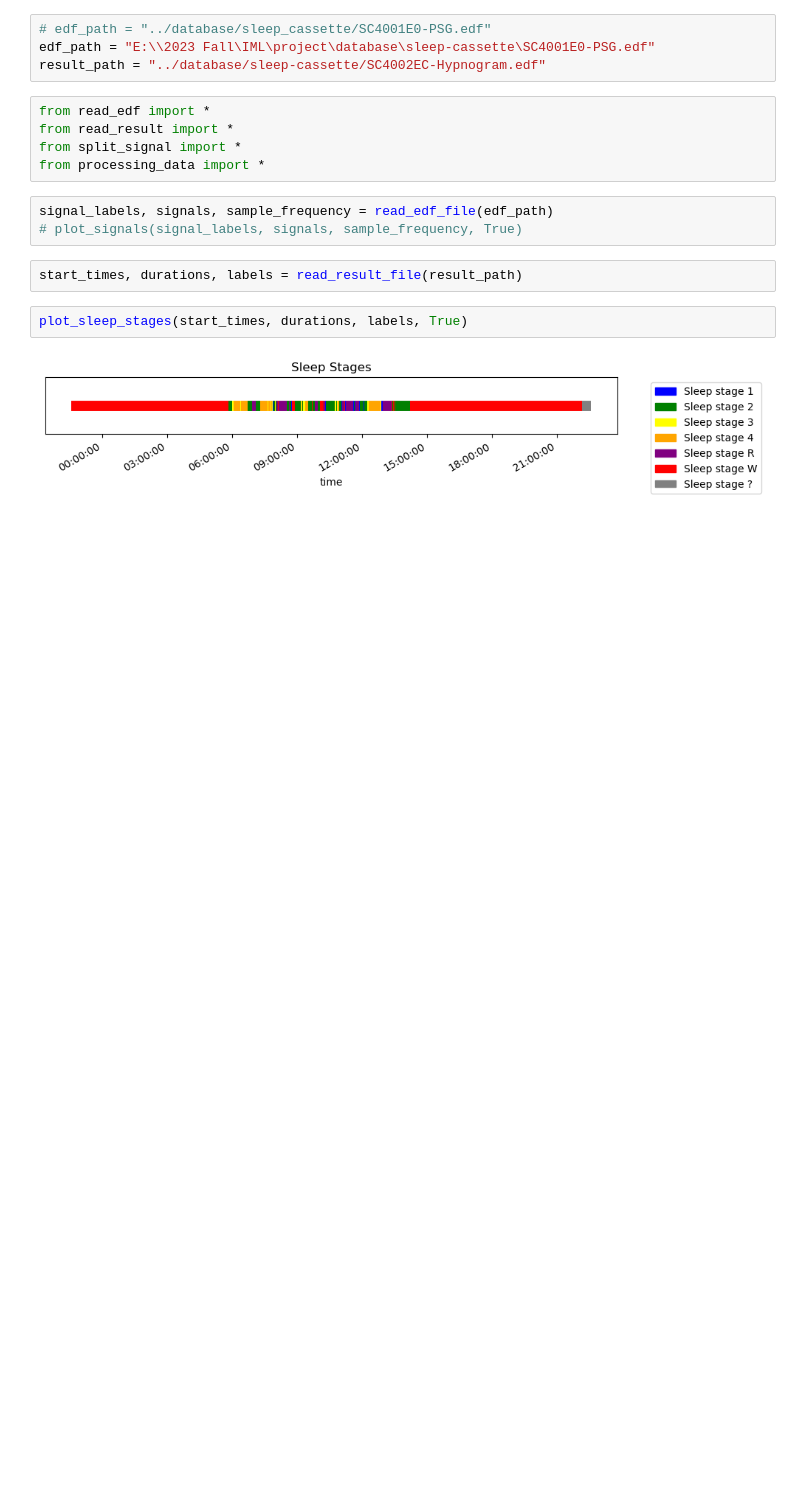
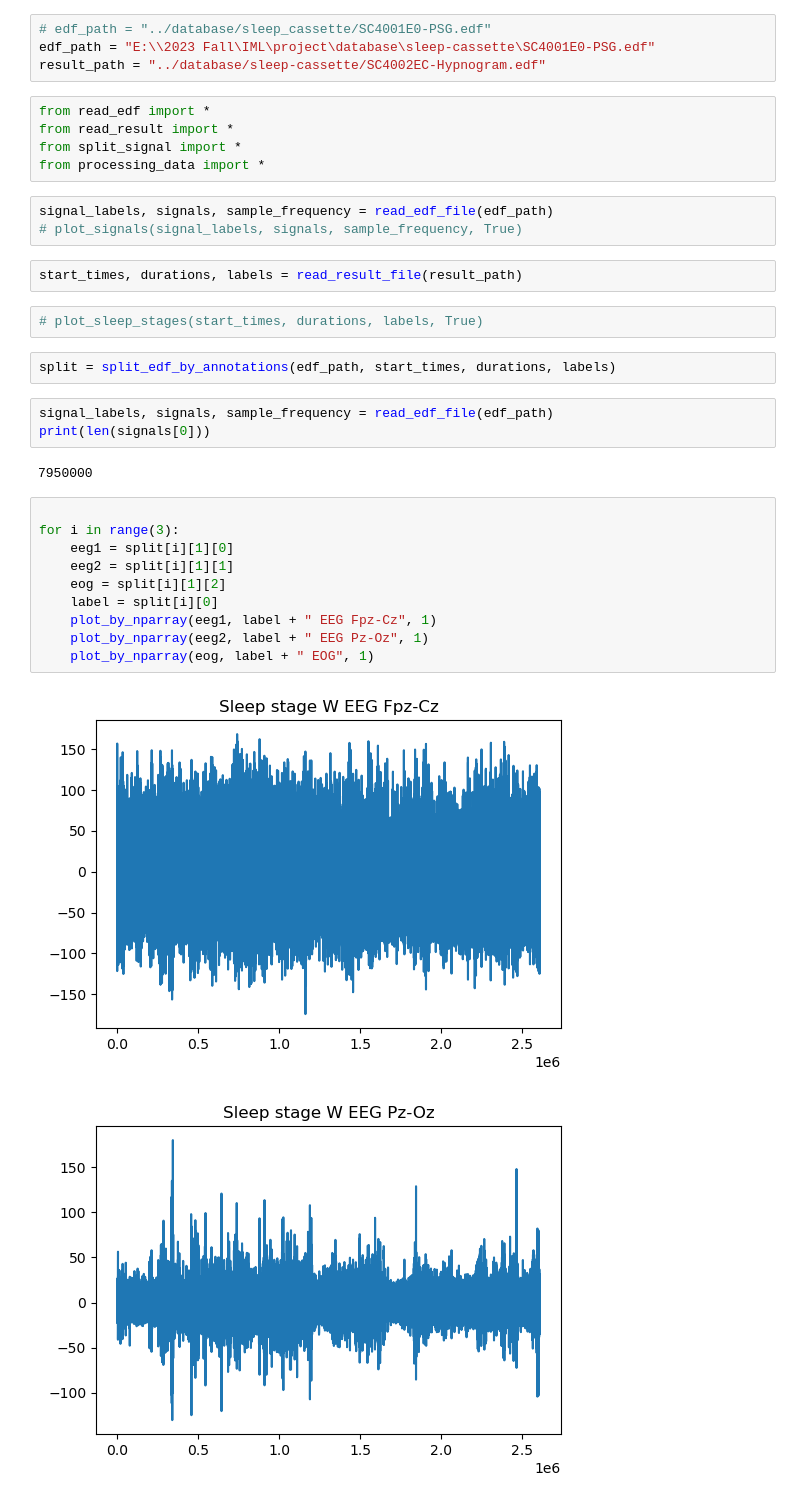
Before and after one commit to TonyHGF/EEG-Sleep-Staging, a Jupyter notebook: run_for_slides.ipynb, the cells around one changed output. Drawn from its saved outputs; the diff is of its cells as text; blank space fills up the shorter version.

```diff
--- a/run_for_slides.ipynb
+++ b/run_for_slides.ipynb
@@ -13,6 +13,24 @@ signal_labels, signals, sample_frequency = read_edf_file(edf_path)
 # %%
 start_times, durations, labels = read_result_file(result_path)
 # %%
-plot_sleep_stages(start_times, durations, labels, True)
+# plot_sleep_stages(start_times, durations, labels, True)
-# %% [output]
-[figure, removed]
+# %%
+split = split_edf_by_annotations(edf_path, start_times, durations, labels)
+# %%
+signal_labels, signals, sample_frequency = read_edf_file(edf_path)
+print(len(signals[0]))
+# %% [output]
+7950000
+# %%
+
+for i in range(3):
+    eeg1 = split[i][1][0]
+    eeg2 = split[i][1][1]
+    eog = split[i][1][2]
+    label = split[i][0]
+    plot_by_nparray(eeg1, label + " EEG Fpz-Cz", 1)
+    plot_by_nparray(eeg2, label + " EEG Pz-Oz", 1)
+    plot_by_nparray(eog, label + " EOG", 1)
+# %% [output]
+[figure, added]
+[figure, added]
```
Also changed, not shown: parts of 3 cells of this notebook, 16 other files.
